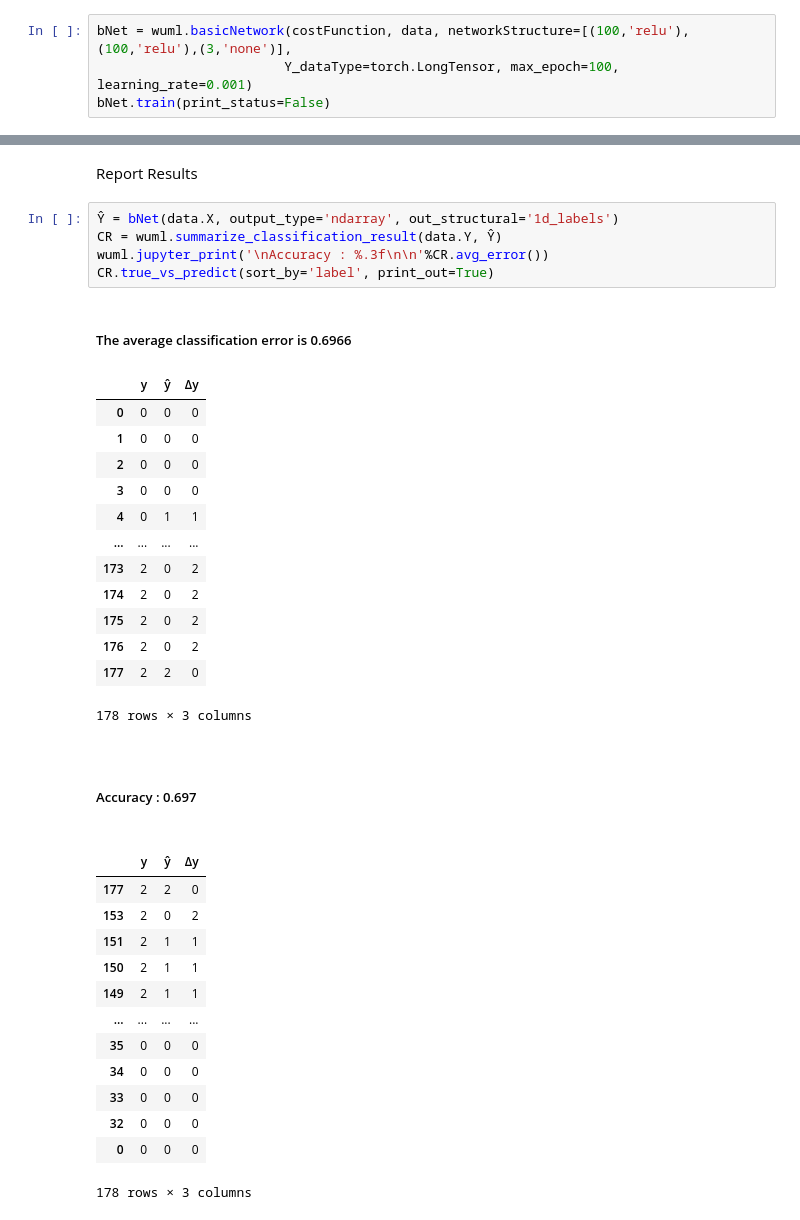
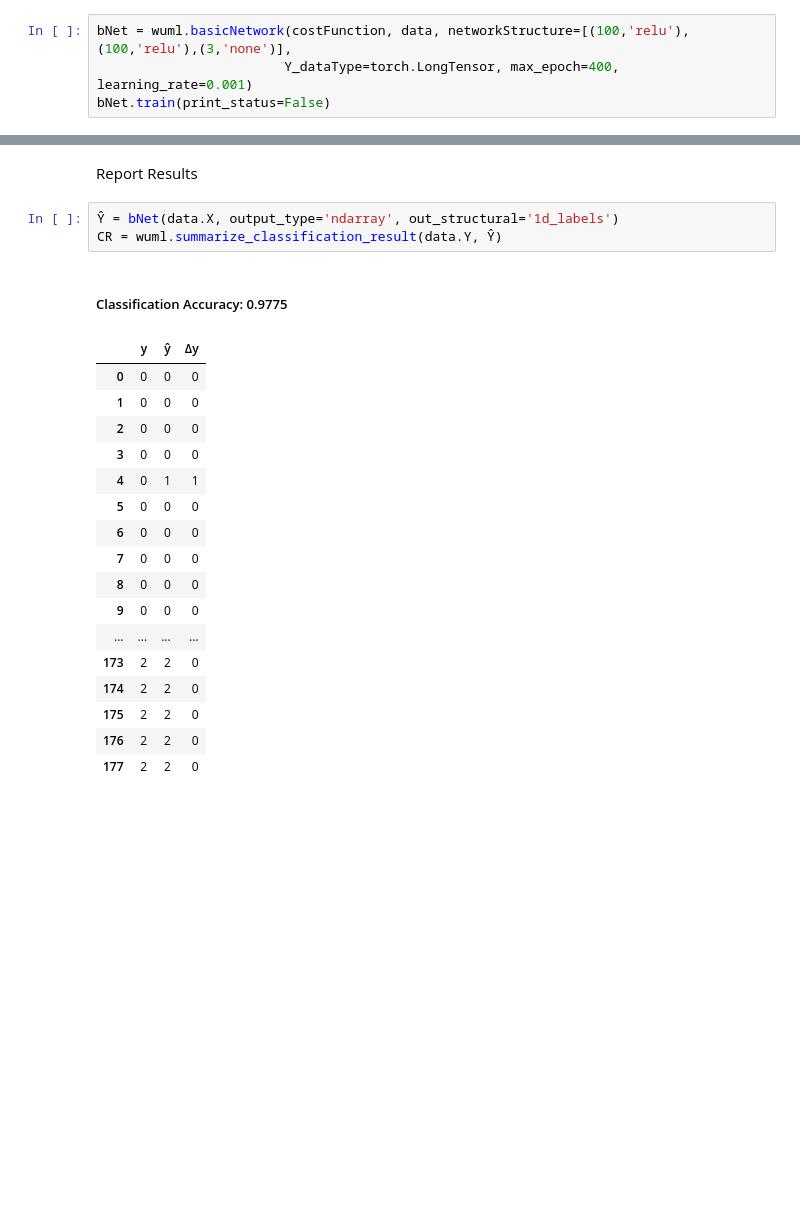
Before and after one commit to endsley/wuML, a Jupyter notebook: examples/NeuralNet/ipynb/basicClassification.ipynb, the cells around one changed output, grey strips where cells are left out. Drawn from its saved outputs; the diff is of its cells as text; blank space fills up the shorter version.

```diff
--- a/examples/NeuralNet/ipynb/basicClassification.ipynb
+++ b/examples/NeuralNet/ipynb/basicClassification.ipynb
@@ -35,7 +35,7 @@ ou can define a costFunction, but for classification it can be directly set to '
 Net = wuml.basicNetwork(costFunction, data, networkStructure=[(100,'relu'),(100,'relu'),(3,'none')],
 # %%
 bNet = wuml.basicNetwork(costFunction, data, networkStructure=[(100,'relu'),(100,'relu'),(3,'none')],
-						Y_dataType=torch.LongTensor, max_epoch=100, learning_rate=0.001)
+						Y_dataType=torch.LongTensor, max_epoch=400, learning_rate=0.001)
 bNet.train(print_status=False)
 # %% [output]
 Network Info:
@@ -53,34 +53,22 @@ Report Results
 # %%
 Ŷ = bNet(data.X, output_type='ndarray', out_structural='1d_labels')
 CR = wuml.summarize_classification_result(data.Y, Ŷ)
-wuml.jupyter_print('\nAccuracy : %.3f\n\n'%CR.avg_error())
-CR.true_vs_predict(sort_by='label', print_out=True)
 # %% [output]
-The average classification error is 0.6966
+Classification Accuracy: 0.9775
 |  | y | ŷ | Δy |
 | 0 | 0 | 0 | 0 |
 | 1 | 0 | 0 | 0 |
 | 2 | 0 | 0 | 0 |
 | 3 | 0 | 0 | 0 |
 | 4 | 0 | 1 | 1 |
+| 5 | 0 | 0 | 0 |
+| 6 | 0 | 0 | 0 |
+| 7 | 0 | 0 | 0 |
+| 8 | 0 | 0 | 0 |
+| 9 | 0 | 0 | 0 |
 | ... | ... | ... | ... |
-| 173 | 2 | 0 | 2 |
-| 174 | 2 | 0 | 2 |
-| 175 | 2 | 0 | 2 |
-| 176 | 2 | 0 | 2 |
+| 173 | 2 | 2 | 0 |
+| 174 | 2 | 2 | 0 |
+| 175 | 2 | 2 | 0 |
+| 176 | 2 | 2 | 0 |
 | 177 | 2 | 2 | 0 |
-178 rows × 3 columns
-Accuracy : 0.697
-|  | y | ŷ | Δy |
-| 177 | 2 | 2 | 0 |
-| 153 | 2 | 0 | 2 |
-| 151 | 2 | 1 | 1 |
-| 150 | 2 | 1 | 1 |
-| 149 | 2 | 1 | 1 |
-| ... | ... | ... | ... |
-| 35 | 0 | 0 | 0 |
-| 34 | 0 | 0 | 0 |
-| 33 | 0 | 0 | 0 |
-| 32 | 0 | 0 | 0 |
-| 0 | 0 | 0 | 0 |
-178 rows × 3 columns
```
Also changed, not shown: parts of 2 cells of this notebook, 18 other files.
